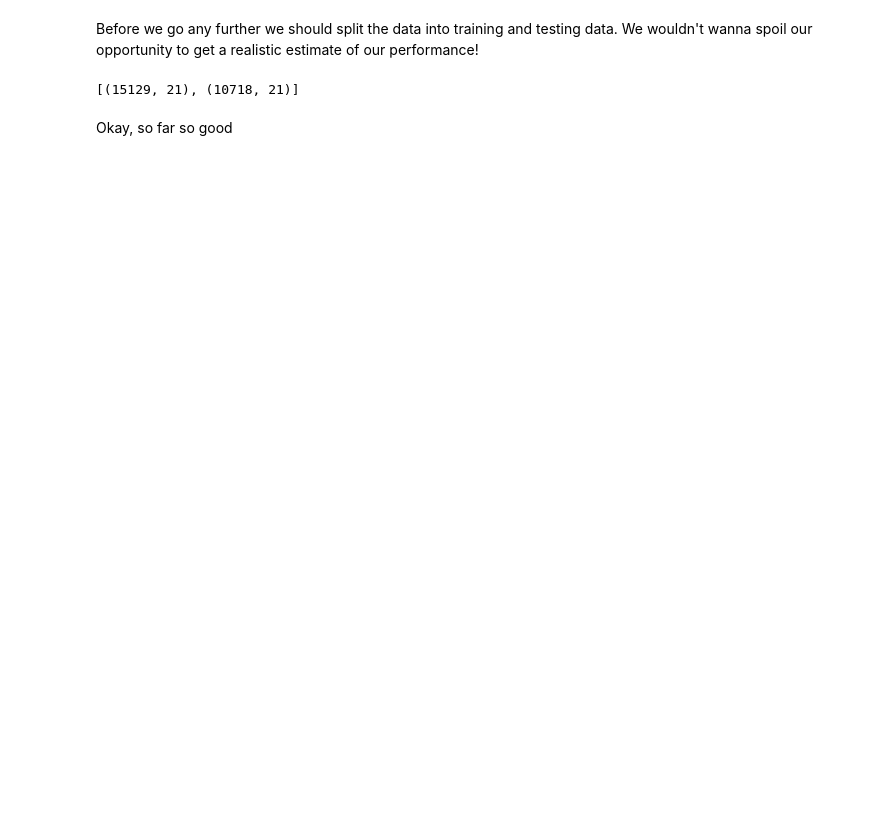
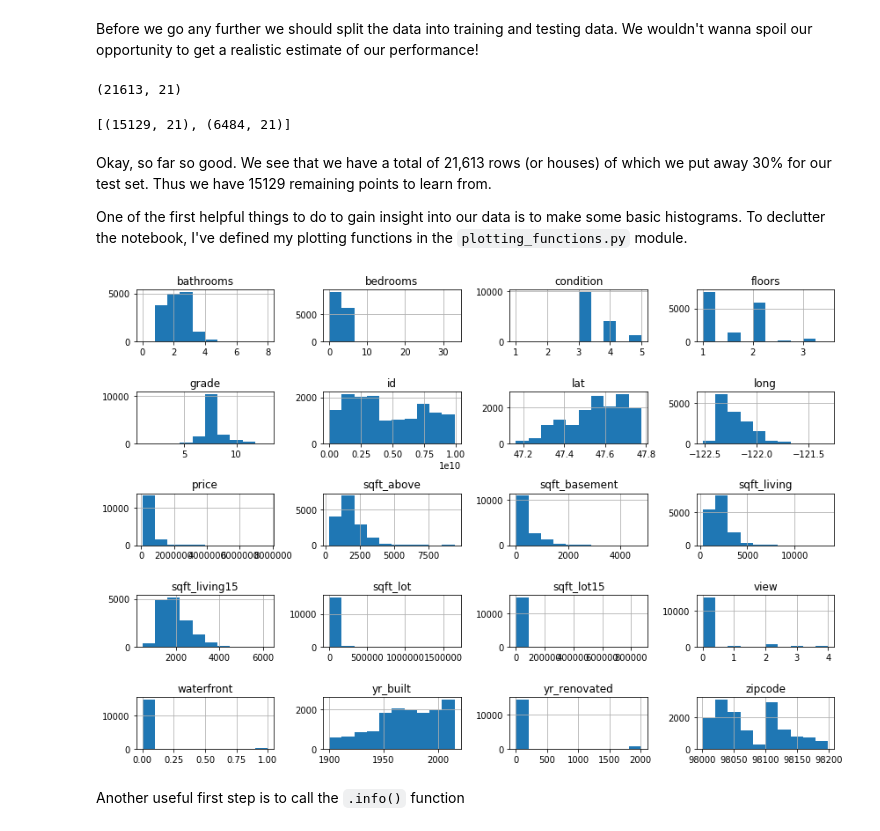
Before and after one commit to lassebuurrasmussen/house_sales_prediction, a Jupyter notebook: main.ipynb, the cells around one changed output. Saved outputs shown, nothing was run; the diff lists cells and outputs as text; code cells hidden in the pictures; blank space fills up the shorter version.

Commit message:
Histogram and more comments

```diff
--- a/main.ipynb
+++ b/main.ipynb
@@ -8,6 +37,4 @@ Let's load the data and see what we have
 # %%
-df = pd.read_csv("./kc_house_data.csv")
-
-print(df.info())
-df.head()
+house_data = pd.read_csv("kc_house_data.csv")
+house_data.head()
 # %% [output]
@@ -38,16 +48,33 @@ None
 # %% [markdown]
-Before we go any further we should split the data into training and testing data. We wouldn't wanna spoil our opportunity to get a realistic estimate of our performance!
+Before we go any further we should split the data into training and testing data.
+We wouldn't wanna spoil our opportunity to get a realistic estimate of our performance!
-# %%
-# Set seed for reproducibility
-np.random.seed(324976)
-
-n = len(df)
-df_train = df.loc[np.random.choice(df.index, int(0.7 * n))]
-df_test = df[~df.index.isin(df_train.index)]
-
-[d.shape for d in [df_train, df_test]]
-# %% [output]
-[(15129, 21), (10718, 21)]
-# %% [markdown]
-
-Okay, so far so good
+# %%
+# Set seed for reproducibility
+np.random.seed(324976)
+
+# Randomly pick 70% of the data as tranining points
+df = house_data.sample(frac=0.7)
+
+# Assign the remaining points to the test set
+df_test = house_data[~house_data.index.isin(df.index)]
+
+print(house_data.shape)
+[d.shape for d in [df, df_test]]
+# %% [output]
+(21613, 21)
+[(15129, 21), (6484, 21)]
+# %% [markdown]
+Okay, so far so good. We see that we have a total of 21,613 rows (or houses) of which we put away 30% for our test set.
+Thus we have 15129 remaining points to learn from.
+
+One of the first helpful things to do to gain insight into our data is to make some basic histograms.
+To declutter the notebook, I've defined my plotting functions in the `plotting_functions.py` module.
+# %%
+# Import custom histogram function
+from plotting_functions import histogram
+
+histogram(df=df)
+# %% [output]
+[figure, added]
+# %% [markdown]
+Another useful first step is to call the `.info()` function
```
Also changed, not shown: parts of 9 cells of this notebook, 4 other files.
